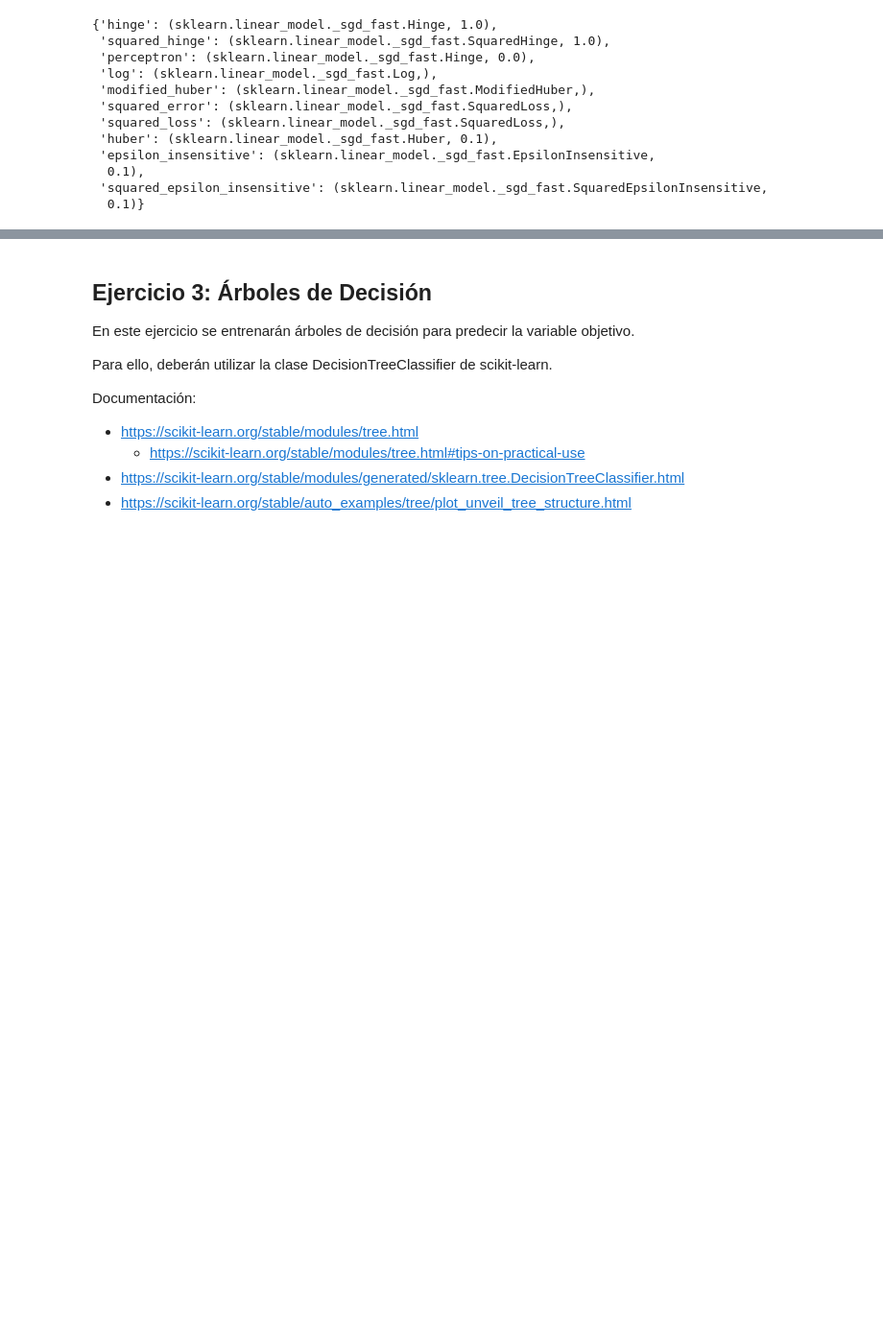
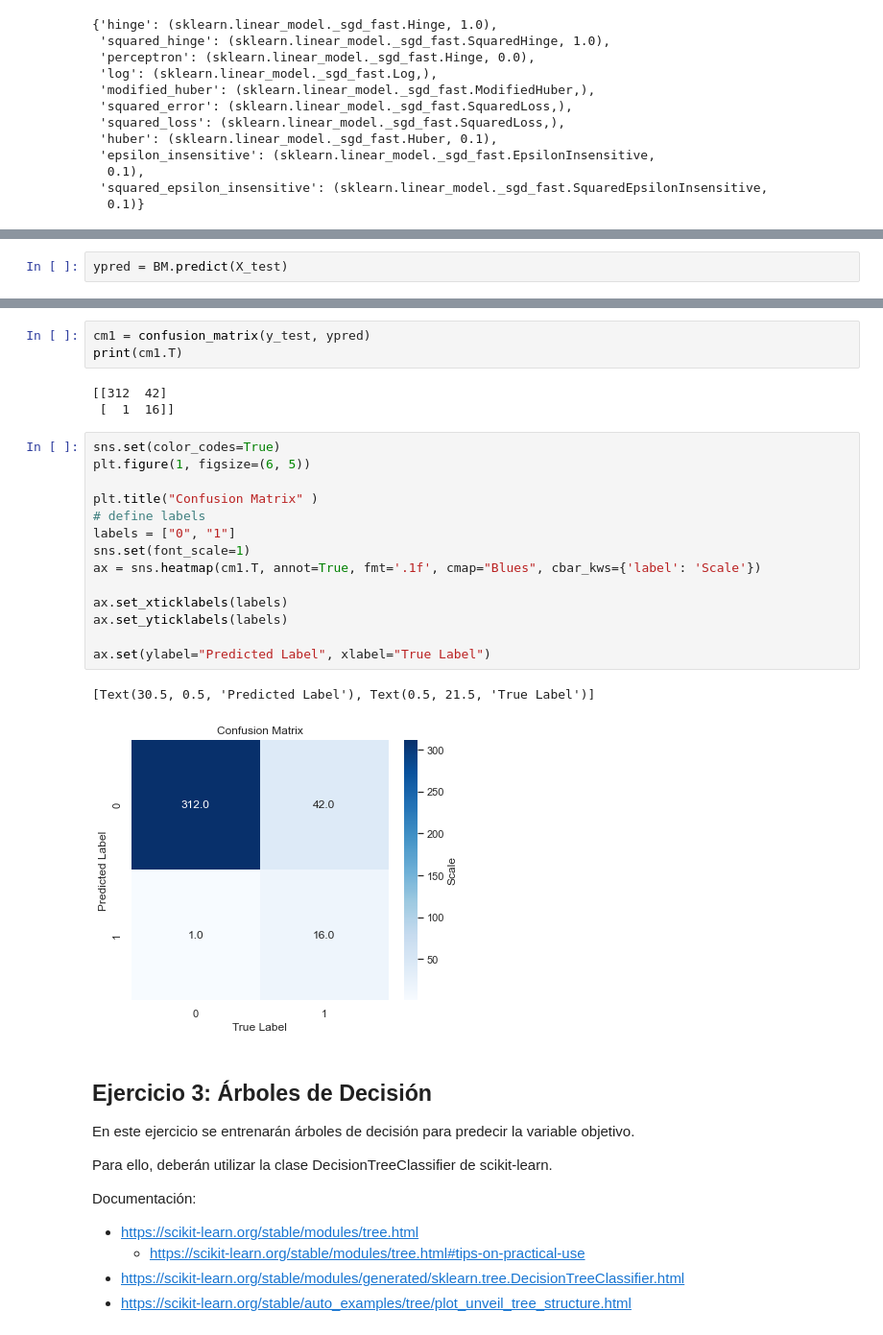
Before and after one commit to donlucas1/Grupo10, a Jupyter notebook: introml/Grupo_10_IntroML_Entregable_Parte_2.ipynb, the cells around one changed output, grey strips where cells are left out. Shown at 96% size. Saved outputs shown, nothing was run; the diff lists cells and outputs as text; blank space fills up the shorter version.

```diff
--- a/introml/Grupo_10_IntroML_Entregable_Parte_2.ipynb
+++ b/introml/Grupo_10_IntroML_Entregable_Parte_2.ipynb
@@ -330,0 +515,2 @@ model.loss_functions
+# %%
+ypred = BM.predict(X_test)
@@ -331,3 +544,26 @@ model.loss_functions
+# %%
+cm1 = confusion_matrix(y_test, ypred)
+print(cm1.T)
+# %% [output]
+[[312  42]
+ [  1  16]]
+# %%
+sns.set(color_codes=True)
+plt.figure(1, figsize=(6, 5))
+
+plt.title("Confusion Matrix" )
+# define labels
+labels = ["0", "1"]
+sns.set(font_scale=1)
+ax = sns.heatmap(cm1.T, annot=True, fmt='.1f', cmap="Blues", cbar_kws={'label': 'Scale'})
+
+ax.set_xticklabels(labels)
+ax.set_yticklabels(labels)
+
+ax.set(ylabel="Predicted Label", xlabel="True Label")
+# %% [output]
+[Text(30.5, 0.5, 'Predicted Label'), Text(0.5, 21.5, 'True Label')]
+[figure, added]
 # %% [markdown]
 ## Ejercicio 3: Árboles de Decisión
 
```
Also changed, not shown: parts of 23 cells of this notebook.
